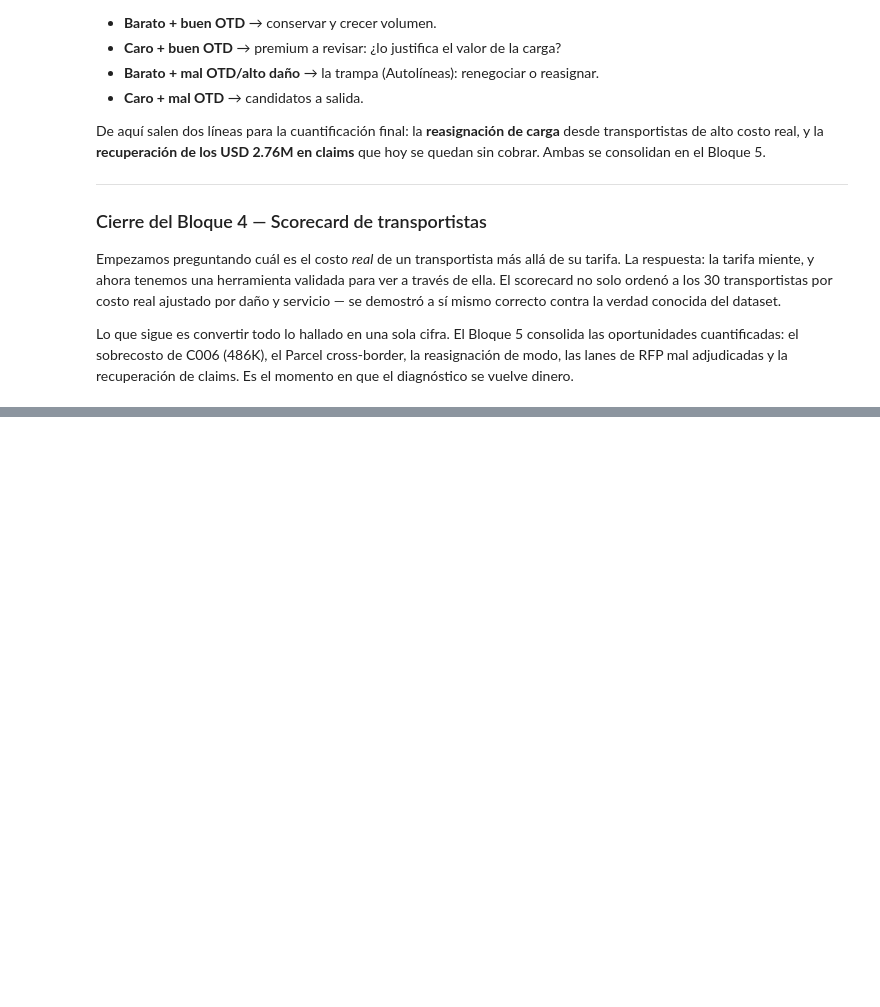
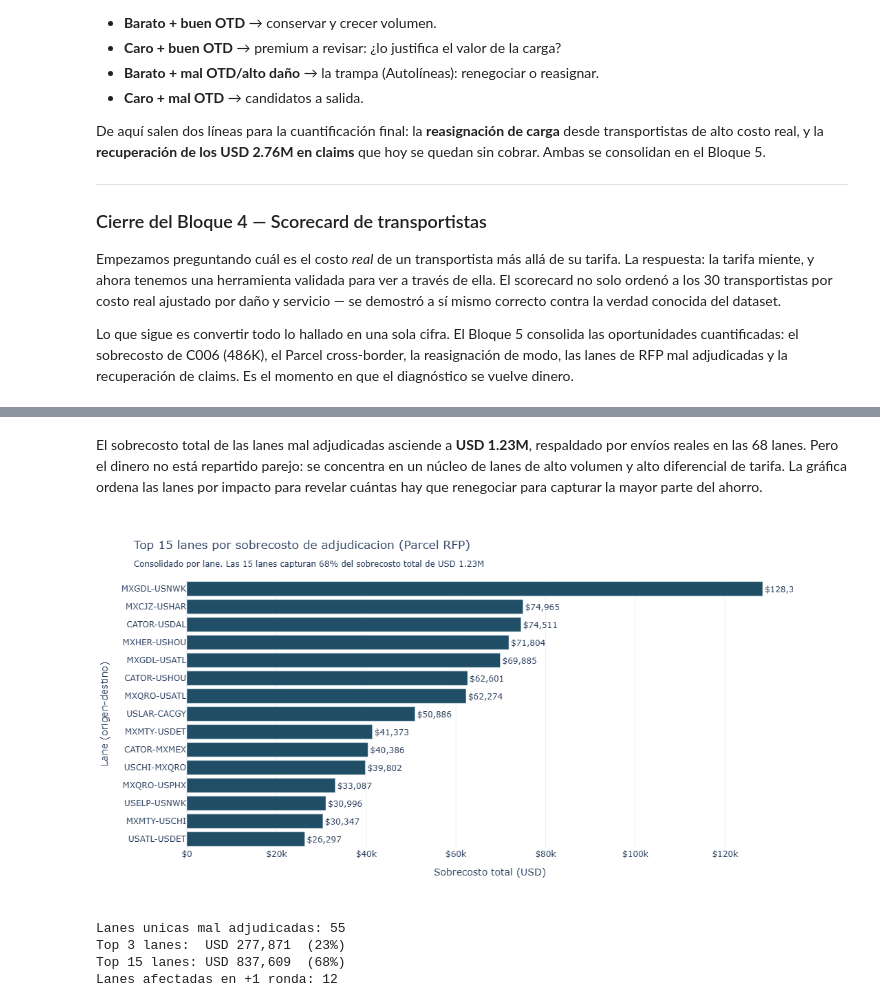
Before and after one commit to sergiocorona0286/transportation-analytics, a Jupyter notebook: notebooks/03_analisis_negocio.ipynb, the cells around one changed output, grey strips where cells are left out. Cells and saved outputs as stored; diff of their text form; code cells hidden in the pictures; blank space fills up the shorter version.

```diff
--- a/notebooks/03_analisis_negocio.ipynb
+++ b/notebooks/03_analisis_negocio.ipynb
@@ -2334,0 +2432,18 @@ Lo que sigue es convertir todo lo hallado en una sola cifra. El Bloque 5 consoli
+# %%
+# === Verificar como reconstruir lane_id en df para contar envios reales ===
+
+# Buscar columnas de origen/destino en df
+cols_lane = [c for c in df.columns if any(k in c.lower()
+             for k in ["origin", "dest", "lane", "orig", "from", "to_", "ciudad", "city"])]
+print("Columnas candidatas de origen/destino en df:")
+for c in cols_lane:
+    print(f"  {c} -> {df[c].dtype}, ejemplo: {df[c].dropna().iloc[0]!r}")
+
+# Formato del lane_id en rfp
+print(f"\nEjemplo lane_id en rfp: {rfp['lane_id'].iloc[0]!r}")
+
+# Cuantos envios Parcel hay en df en total (contexto)
+if "mode" in df.columns:
+    print(f"\nEnvios Parcel en df: {(df['mode'] == 'Parcel').sum():,}")
+elif "modo" in df.columns:
+    print(f"\nEnvios por modo en df:\n{df['modo'].value_counts()}")
@@ -2334,0 +2522,56 @@ Lo que sigue es convertir todo lo hallado en una sola cifra. El Bloque 5 consoli
+# %% [markdown]
+El sobrecosto total de las lanes mal adjudicadas asciende a **USD 1.23M**, respaldado por envíos reales en las 68 lanes. Pero el dinero no está repartido parejo: se concentra en un núcleo de lanes de alto volumen y alto diferencial de tarifa. La gráfica ordena las lanes por impacto para revelar cuántas hay que renegociar para capturar la mayor parte del ahorro.
+# %%
+# === Grafica Pareto: top 15 lanes por sobrecosto (consolidado por lane) ===
+
+# Consolidar por lane: una lane mal adjudicada en varias rondas suma su sobrecosto
+rfp_por_lane = (
+    rfp_impacto.groupby("lane_id")
+    .agg(
+        sobrecosto_total=("sobrecosto_total", "sum"),
+        n_rondas_afectadas=("rfp_year", "nunique"),
+        n_envios_afectados=("n_envios_afectados", "sum"),
+    )
+    .sort_values("sobrecosto_total", ascending=False)
+    .reset_index()
+)
+
+TOP = 15
+top_lanes = rfp_por_lane.head(TOP).copy()
+pct_top = top_lanes["sobrecosto_total"].sum() / total_rfp * 100
+
+fig = go.Figure()
+fig.add_trace(go.Bar(
+    y=top_lanes["lane_id"],
+    x=top_lanes["sobrecosto_total"],
+    orientation="h",
+    marker_color="#1F4E66",
+    text=[f"${v:,.0f}" for v in top_lanes["sobrecosto_total"]],
+    textposition="outside",
+    showlegend=False,
+))
+
+fig.update_layout(
+    template="plotly_white",
+    title=f"Top {TOP} lanes por sobrecosto de adjudicacion (Parcel RFP)<br>"
+          f"<sub>Consolidado por lane. Las {TOP} lanes capturan {pct_top:.0f}% del sobrecosto total de USD {total_rfp/1e6:.2f}M</sub>",
+    xaxis_title="Sobrecosto total (USD)",
+    yaxis_title="Lane (origen-destino)",
+    height=560,
+    margin=dict(t=90, l=120),
+    yaxis=dict(autorange="reversed"),  # mayor arriba, ya sin etiquetas duplicadas
+)
+fig.update_xaxes(tickprefix="$", separatethousands=True)
+fig.show()
+
+# Concentracion (consolidada)
+print(f"Lanes unicas mal adjudicadas: {len(rfp_por_lane)}")
+print(f"Top 3 lanes:  USD {rfp_por_lane.head(3)['sobrecosto_total'].sum():,.0f}  ({rfp_por_lane.head(3)['sobrecosto_total'].sum()/total_rfp:.0%})")
+print(f"Top 15 lanes: USD {rfp_por_lane.head(15)['sobrecosto_total'].sum():,.0f}  ({pct_top:.0f}%)")
+print(f"Lanes afectadas en +1 ronda: {(rfp_por_lane['n_rondas_afectadas'] > 1).sum()}")
+# %% [output]
+[figure, added]
+Lanes unicas mal adjudicadas: 55
+Top 3 lanes:  USD 277,871  (23%)
+Top 15 lanes: USD 837,609  (68%)
+Lanes afectadas en +1 ronda: 12
```
Also changed, not shown: parts of 18 cells of this notebook.
